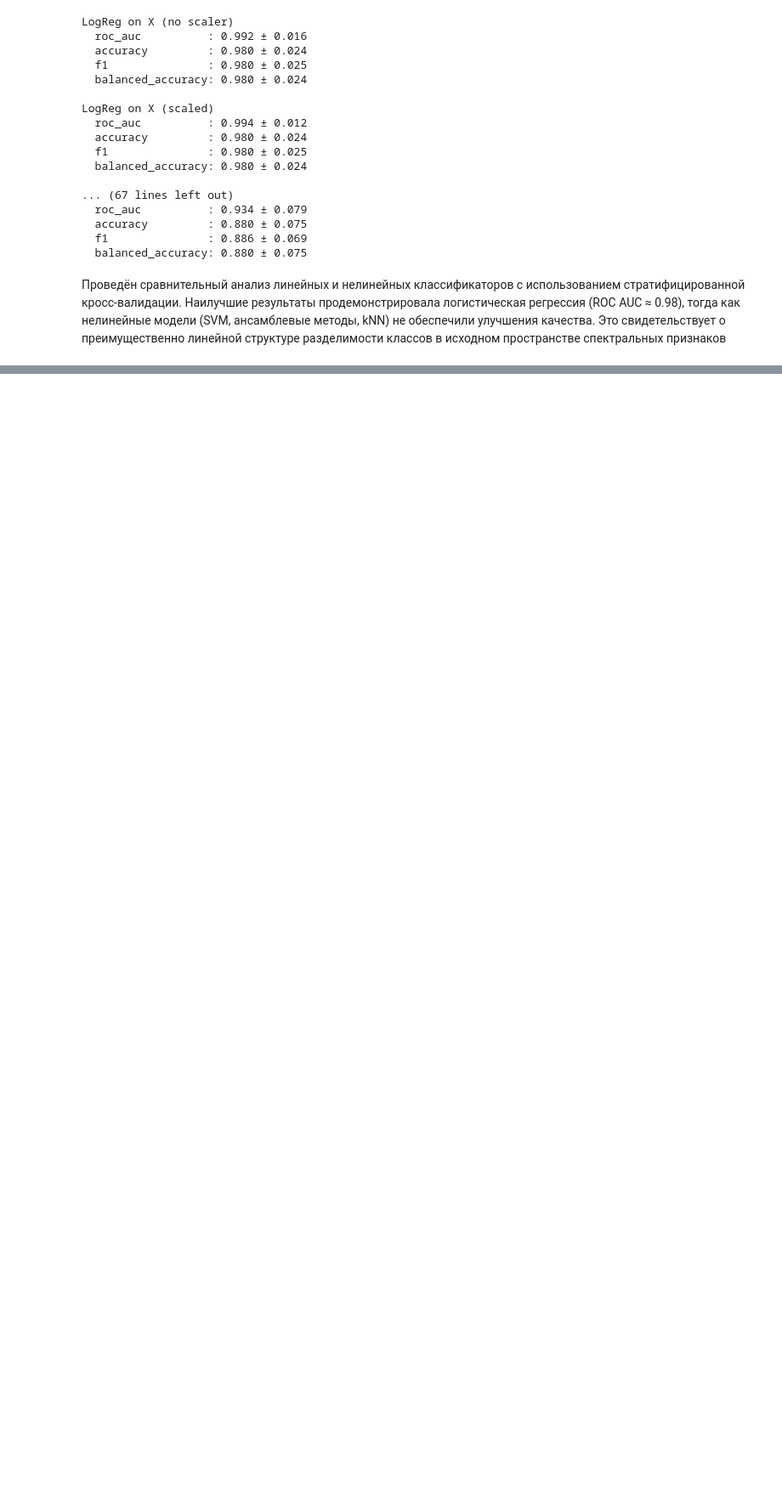
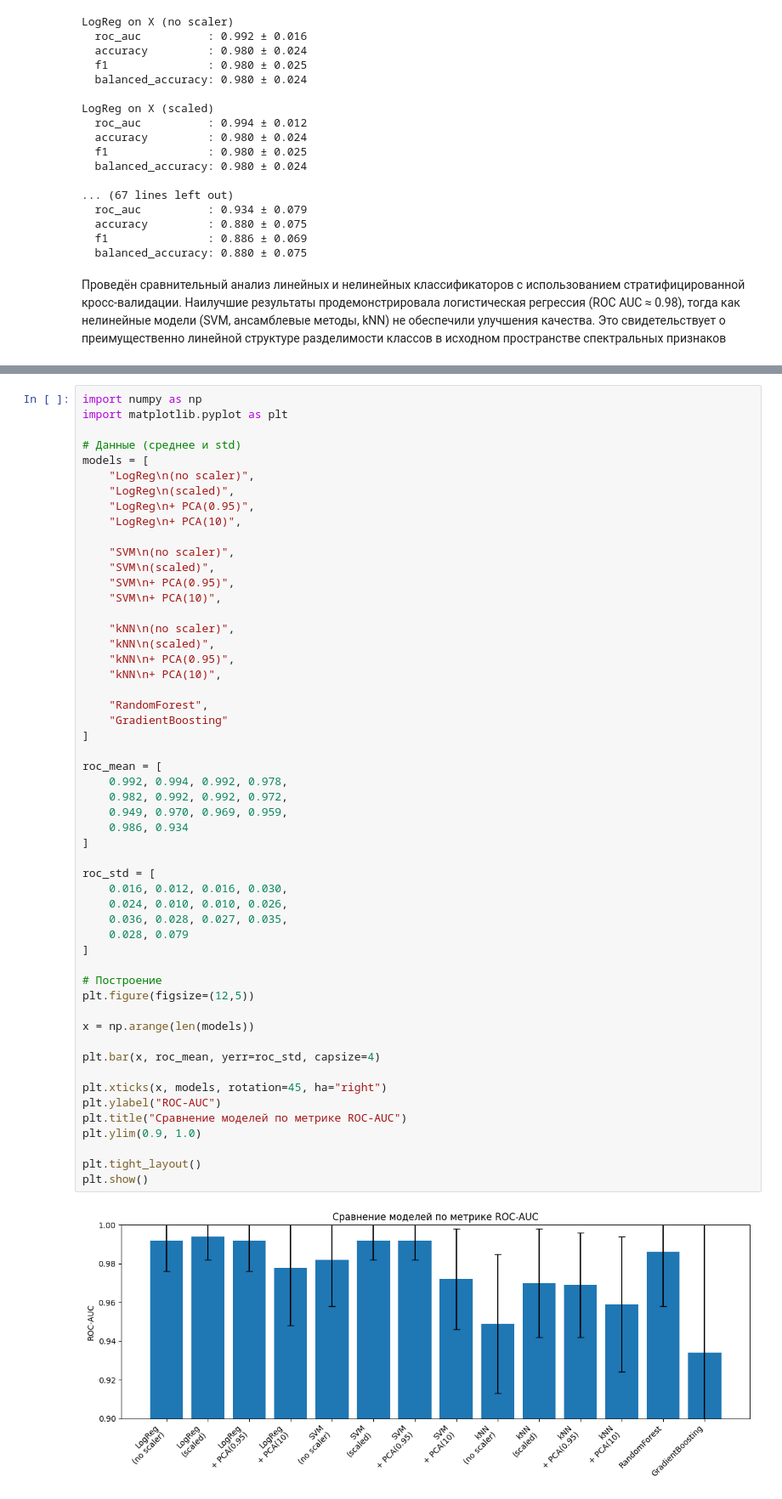
Before and after one commit to nstk24/diplomist, a Jupyter notebook: первый.ipynb, the cells around one changed output, grey strips where cells are left out. Shown at 85% size. Drawn from its saved outputs; the diff is of its cells as text; blank space fills up the shorter version.

```diff
--- a/первый.ipynb
+++ b/первый.ipynb
@@ -460,0 +530,55 @@ LogReg on X (scaled)
+# %%
+import numpy as np
+import matplotlib.pyplot as plt
+
+# Данные (среднее и std)
+models = [
+    "LogReg\n(no scaler)",
+    "LogReg\n(scaled)",
+    "LogReg\n+ PCA(0.95)",
+    "LogReg\n+ PCA(10)",
+
+    "SVM\n(no scaler)",
+    "SVM\n(scaled)",
+    "SVM\n+ PCA(0.95)",
+    "SVM\n+ PCA(10)",
+
+    "kNN\n(no scaler)",
+    "kNN\n(scaled)",
+    "kNN\n+ PCA(0.95)",
+    "kNN\n+ PCA(10)",
+
+    "RandomForest",
+    "GradientBoosting"
+]
+
+roc_mean = [
+    0.992, 0.994, 0.992, 0.978,
+    0.982, 0.992, 0.992, 0.972,
+    0.949, 0.970, 0.969, 0.959,
+    0.986, 0.934
+]
+
+roc_std = [
+    0.016, 0.012, 0.016, 0.030,
+    0.024, 0.010, 0.010, 0.026,
+    0.036, 0.028, 0.027, 0.035,
+    0.028, 0.079
+]
+
+# Построение
+plt.figure(figsize=(12,5))
+
+x = np.arange(len(models))
+
+plt.bar(x, roc_mean, yerr=roc_std, capsize=4)
+
+plt.xticks(x, models, rotation=45, ha="right")
+plt.ylabel("ROC-AUC")
+plt.title("Сравнение моделей по метрике ROC-AUC")
+plt.ylim(0.9, 1.0)
+
+plt.tight_layout()
+plt.show()
+# %% [output]
+[figure, added]
```
Also changed, not shown: parts of 3 cells of this notebook.
